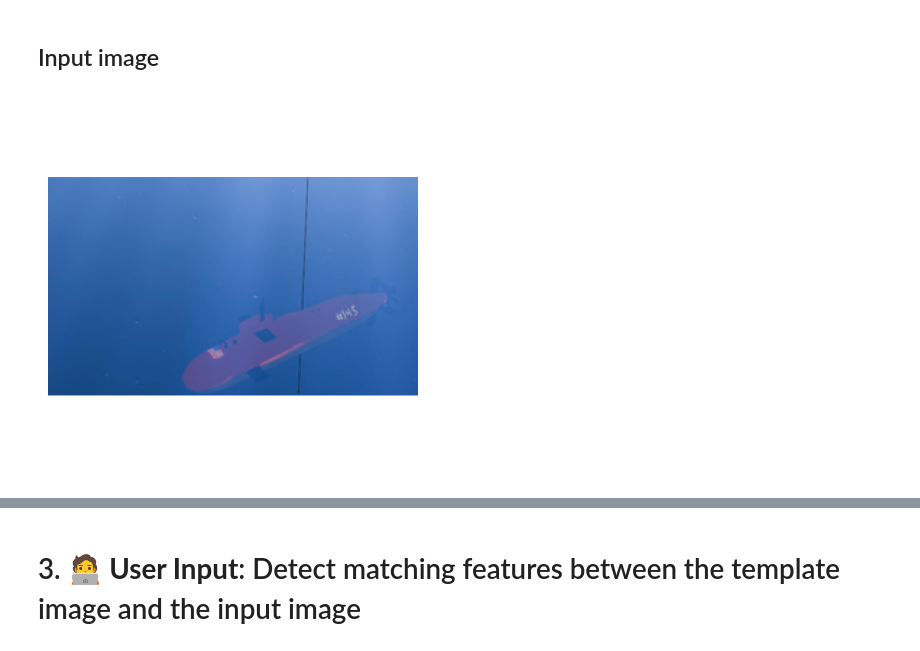
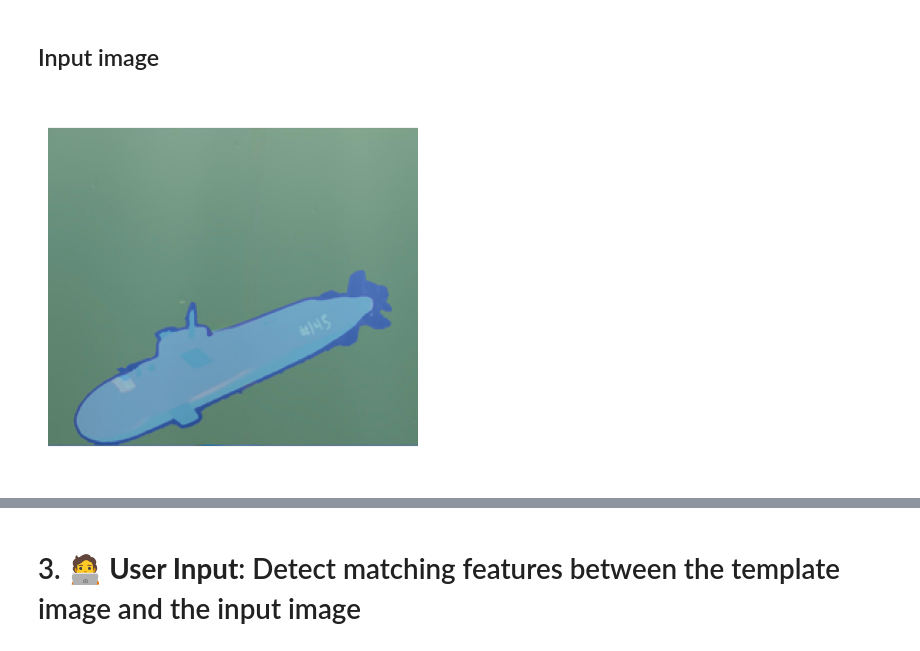
Before and after one commit to Tiromachelan/submarine-pose-estimation, a Jupyter notebook: ribeiro_pnp_pose_manual.ipynb, the cells around one changed output, grey strips where cells are left out. Saved outputs shown, nothing was run; the diff lists cells and outputs as text; code cells hidden in the pictures.

```diff
--- a/ribeiro_pnp_pose_manual.ipynb
+++ b/ribeiro_pnp_pose_manual.ipynb
@@ -839,19 +841,19 @@ time: 1.07 ms (started: 2025-12-03 22:29:43 +00:00)
 ## Input image
 # %%
 # Path to the RGBA image file
-image_path = '/content/point3D_from_depth/assets/subOverheadish.png'
+image_path = '/content/point3D_from_depth/assets/subOverheadish(1).png'
 
 # Reads the RGBA image and resizes it to (H, W)
 # Assumes read_rgba_image_from_file returns a NumPy array (H, W, 4)
 rgb_cutout_resized = read_rgba_image_from_file(image_path=image_path, output_size=(H, W))
 
 # Remove extra dimensions if any (e.g., shape (1, H, W, 4) → (H, W, 4))
 rgb_target = rgb_cutout_resized.squeeze()
 
 # Plot the image
 pl.figure()
 pl.axis('off')           # Remove axes for a clean display
 pl.imshow(rgb_target)    # Display the RGBA image
 pl.show()
 # %% [output]
-[figure, old version]
+[figure, new version]
```
Also changed, not shown: parts of 26 cells of this notebook.
